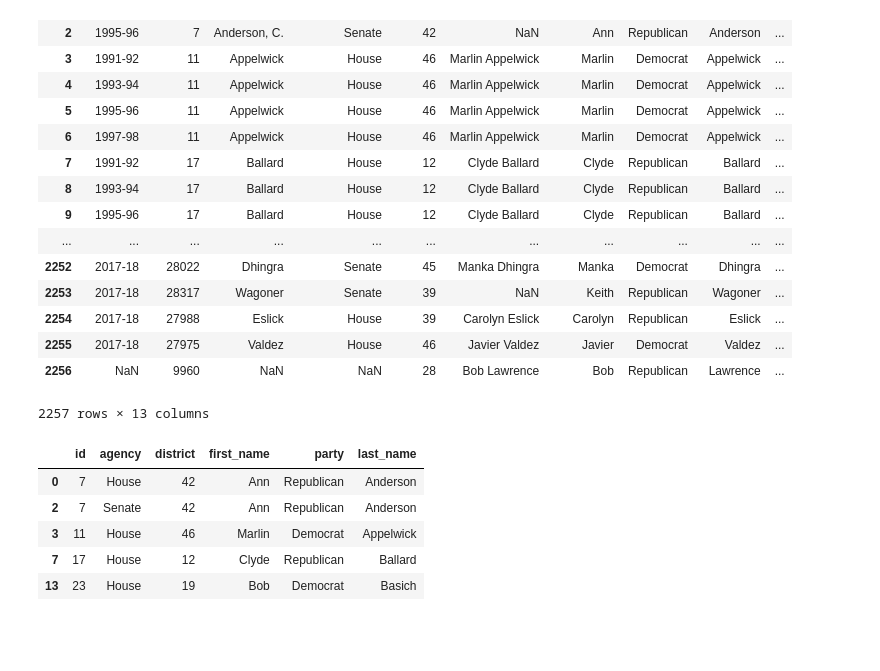
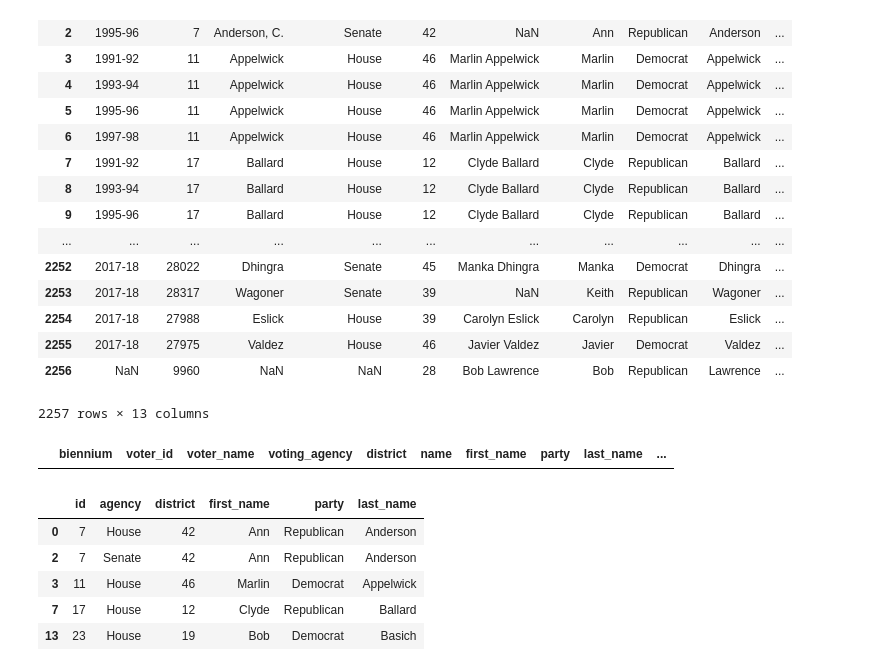
Before and after one commit to ekarboski/washington_state_legislation, a Jupyter notebook: Merging_votes_to_committee_data.ipynb, the cells around one changed output. Cells and saved outputs as stored; diff of their text form; code cells hidden in the pictures; blank space fills up the shorter version.

```diff
--- a/Merging_votes_to_committee_data.ipynb
+++ b/Merging_votes_to_committee_data.ipynb
@@ -311,6 +309,10 @@ legislators_df
 | 2255 | 2017-18 | 27975 | Valdez | House | 46 | Javier Valdez | Javier | Democrat | Valdez | ... |
 | 2256 | NaN | 9960 | NaN | NaN | 28 | Bob Lawrence | Bob | Republican | Lawrence | ... |
 2257 rows × 13 columns
+# %%
+legislators_df[legislators_df['first_name'].isnull()]
+# %% [output]
+|  | biennium | voter_id | voter_name | voting_agency | district | name | first_name | party | last_name | ... |
 # %%
 legislators_df = legislators_df.drop(['voter_name', 'name', 'district_missing', 'party_missing', 'first_name_missing', 'last_name_missing', 'biennium'], axis=1)
 # %%
```
Also changed, not shown: parts of 22 cells of this notebook.
